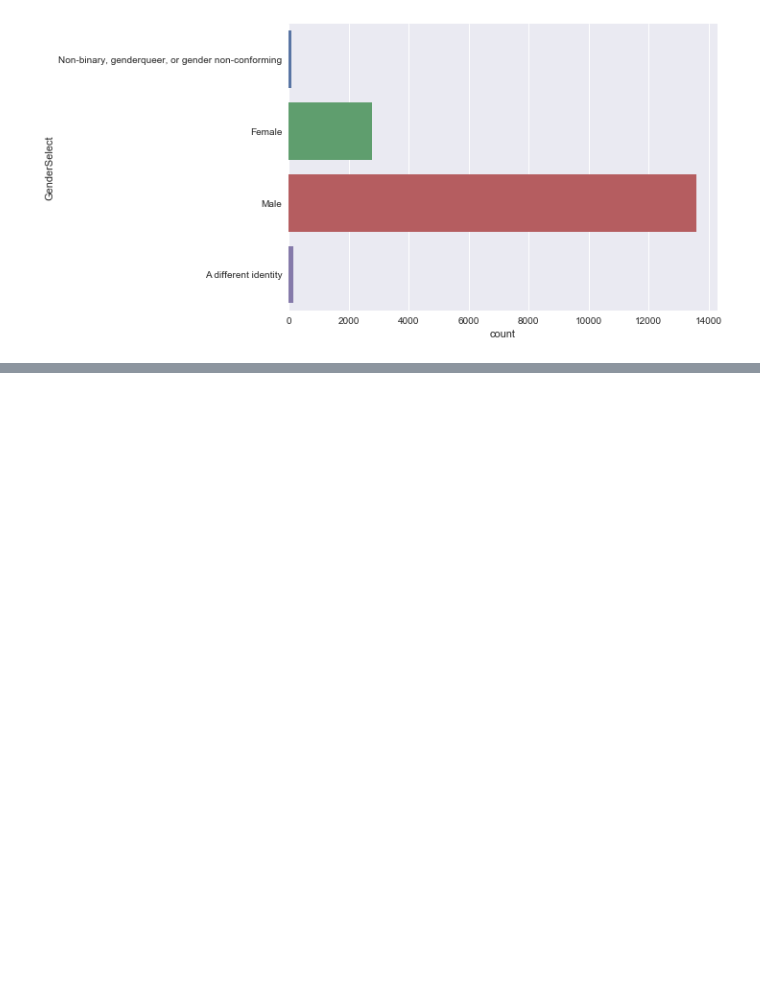
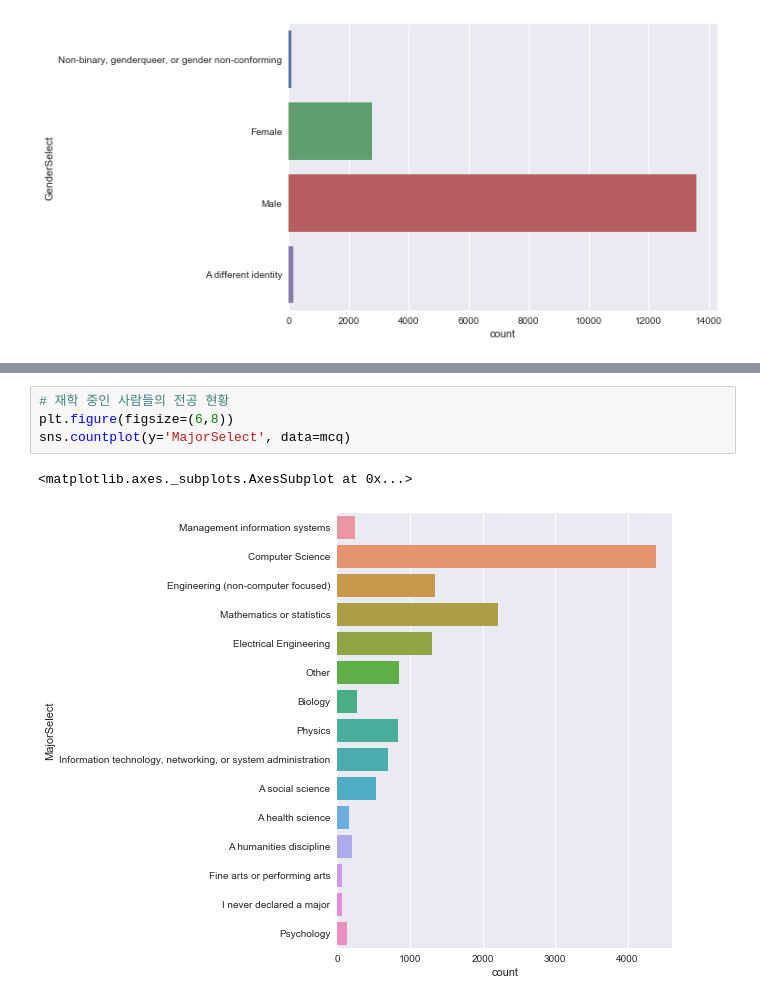
Before and after one commit to ekmst1027/programming-study, a Jupyter notebook: data_science/kaggle_programmers/data_science_faq.ipynb, the cells around one changed output, grey strips where cells are left out. Drawn from its saved outputs; the diff is of its cells as text; blank space fills up the shorter version.

```diff
--- a/data_science/kaggle_programmers/data_science_faq.ipynb
+++ b/data_science/kaggle_programmers/data_science_faq.ipynb
@@ -113,0 +162,7 @@ con_df.head(20)
+# %%
+# 재학 중인 사람들의 전공 현황
+plt.figure(figsize=(6,8))
+sns.countplot(y='MajorSelect', data=mcq)
+# %% [output]
+<matplotlib.axes._subplots.AxesSubplot at 0x...>
+[figure, added]
```
Also changed, not shown: parts of 15 cells of this notebook.
